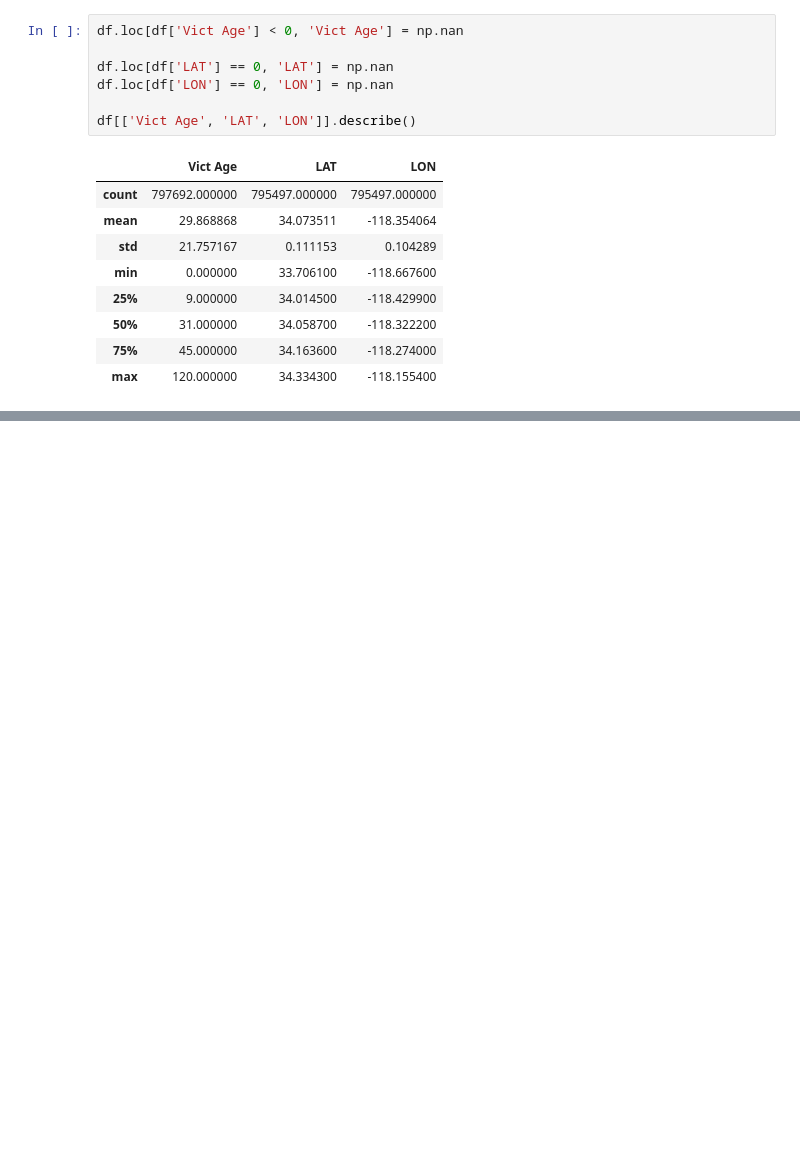
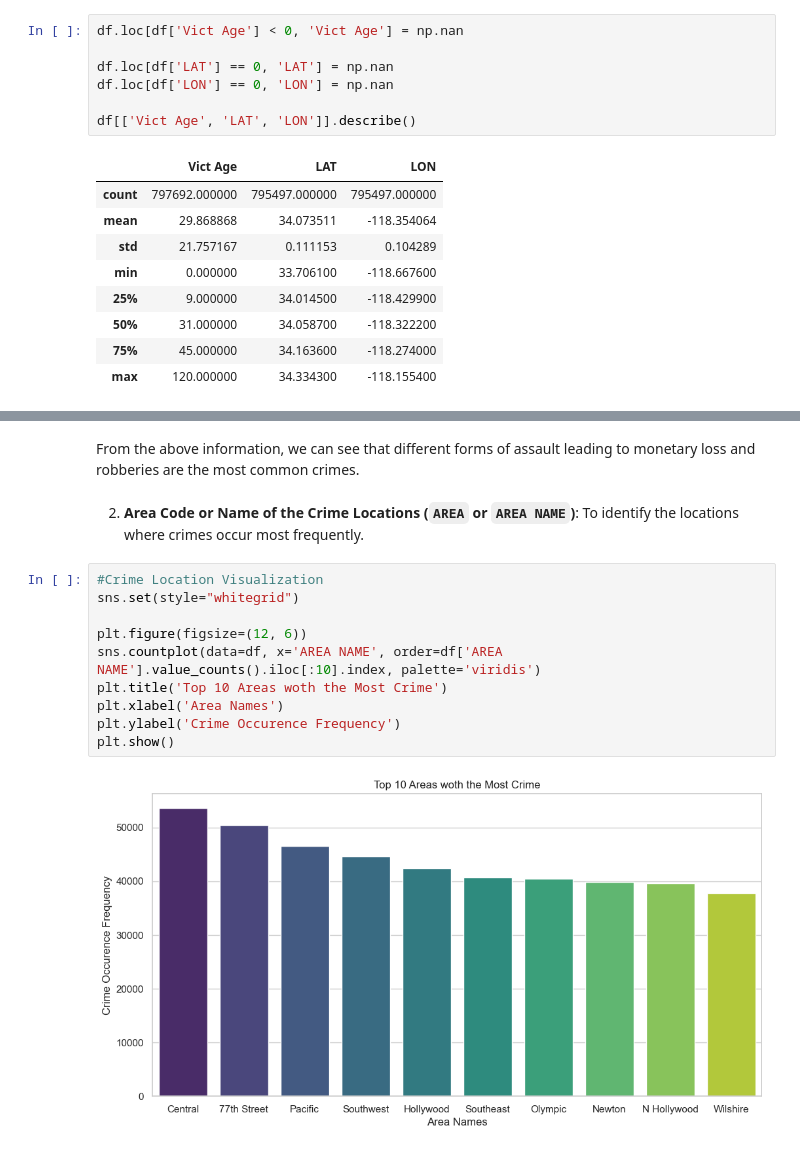
Before and after one commit to ganand2021/la-crime-data-analysis, a Jupyter notebook: data-analysis.ipynb, the cells around one changed output, grey strips where cells are left out. Cells and saved outputs as stored; diff of their text form; blank space fills up the shorter version.

```diff
--- a/data-analysis.ipynb
+++ b/data-analysis.ipynb
@@ -262,0 +317,16 @@ df[['Vict Age', 'LAT', 'LON']].describe()
+# %% [markdown]
+From the above information, we can see that different forms of assault leading to monetary loss and robberies are the most common crimes.
+# %% [markdown]
+2. **Area Code or Name of the Crime Locations (`AREA` or `AREA NAME`)**: To identify the locations where crimes occur most frequently.
+# %%
+#Crime Location Visualization
+sns.set(style="whitegrid")
+
+plt.figure(figsize=(12, 6))
+sns.countplot(data=df, x='AREA NAME', order=df['AREA NAME'].value_counts().iloc[:10].index, palette='viridis')
+plt.title('Top 10 Areas woth the Most Crime')
+plt.xlabel('Area Names')
+plt.ylabel('Crime Occurence Frequency')
+plt.show()
+# %% [output]
+[figure, added]
```
Also changed, not shown: parts of 6 cells of this notebook, 1 other file.
